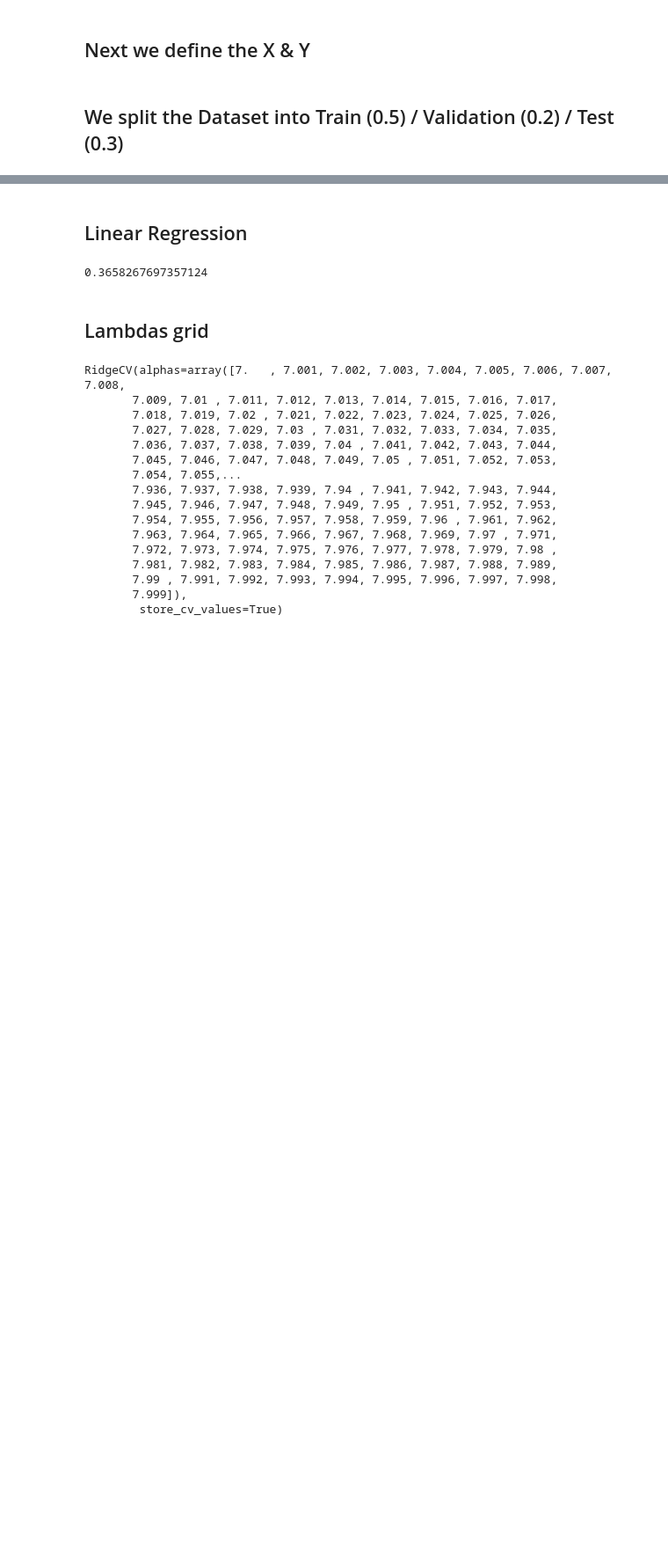
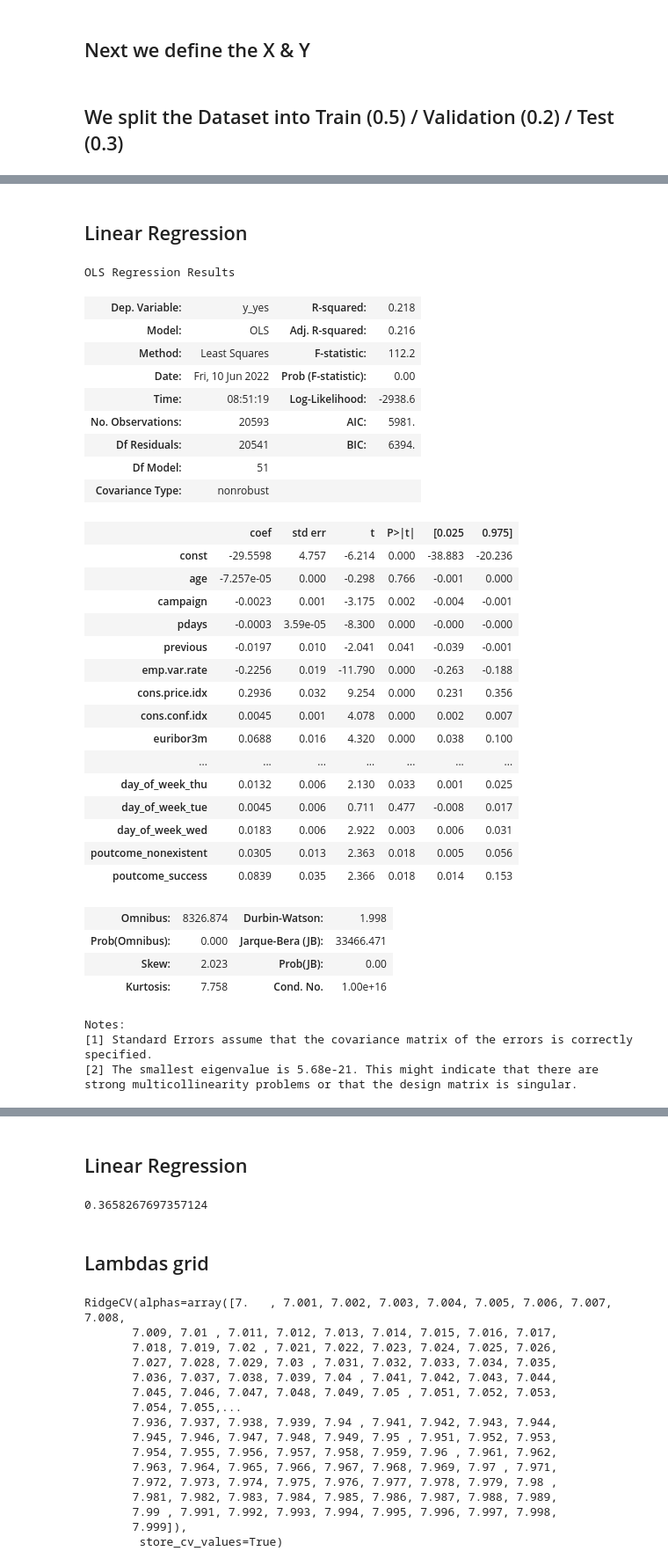
Before and after one commit to Liomat97/AQM-UCI-Machine-Learning, a Jupyter notebook: AQM Test.ipynb, the cells around one changed output, grey strips where cells are left out. Shown at 88% size. Saved outputs shown, nothing was run; the diff lists cells and outputs as text; code cells hidden in the pictures; blank space fills up the shorter version.

```diff
--- a/AQM Test.ipynb
+++ b/AQM Test.ipynb
@@ -246,0 +248,43 @@ from sklearn import preprocessing
+# %% [markdown]
+## Linear Regression
+# %%
+# OLS
+train_x= sm.add_constant(train_x)
+model = sm.OLS(train_y,train_x)
+results = model.fit()
+results.summary()
+# %% [output]
+OLS Regression Results
+| Dep. Variable: | y_yes | R-squared: | 0.218 |
+| Model: | OLS | Adj. R-squared: | 0.216 |
+| Method: | Least Squares | F-statistic: | 112.2 |
+| Date: | Fri, 10 Jun 2022 | Prob (F-statistic): | 0.00 |
+| Time: | 08:51:19 | Log-Likelihood: | -2938.6 |
+| No. Observations: | 20593 | AIC: | 5981. |
+| Df Residuals: | 20541 | BIC: | 6394. |
+| Df Model: | 51 |  |  |
+| Covariance Type: | nonrobust |  |  |
+|  | coef | std err | t | P>|t| | [0.025 | 0.975] |
+| const | -29.5598 | 4.757 | -6.214 | 0.000 | -38.883 | -20.236 |
+| age | -7.257e-05 | 0.000 | -0.298 | 0.766 | -0.001 | 0.000 |
+| campaign | -0.0023 | 0.001 | -3.175 | 0.002 | -0.004 | -0.001 |
+| pdays | -0.0003 | 3.59e-05 | -8.300 | 0.000 | -0.000 | -0.000 |
+| previous | -0.0197 | 0.010 | -2.041 | 0.041 | -0.039 | -0.001 |
+| emp.var.rate | -0.2256 | 0.019 | -11.790 | 0.000 | -0.263 | -0.188 |
+| cons.price.idx | 0.2936 | 0.032 | 9.254 | 0.000 | 0.231 | 0.356 |
+| cons.conf.idx | 0.0045 | 0.001 | 4.078 | 0.000 | 0.002 | 0.007 |
+| euribor3m | 0.0688 | 0.016 | 4.320 | 0.000 | 0.038 | 0.100 |
+| ... | ... | ... | ... | ... | ... | ... |
+| day_of_week_thu | 0.0132 | 0.006 | 2.130 | 0.033 | 0.001 | 0.025 |
+| day_of_week_tue | 0.0045 | 0.006 | 0.711 | 0.477 | -0.008 | 0.017 |
+| day_of_week_wed | 0.0183 | 0.006 | 2.922 | 0.003 | 0.006 | 0.031 |
+| poutcome_nonexistent | 0.0305 | 0.013 | 2.363 | 0.018 | 0.005 | 0.056 |
+| poutcome_success | 0.0839 | 0.035 | 2.366 | 0.018 | 0.014 | 0.153 |
+| Omnibus: | 8326.874 | Durbin-Watson: | 1.998 |
+| Prob(Omnibus): | 0.000 | Jarque-Bera (JB): | 33466.471 |
+| Skew: | 2.023 | Prob(JB): | 0.00 |
+| Kurtosis: | 7.758 | Cond. No. | 1.00e+16 |
+Notes:
+[1] Standard Errors assume that the covariance matrix of the errors is correctly specified.
+[2] The smallest eigenvalue is 5.68e-21. This might indicate that there are
+strong multicollinearity problems or that the design matrix is singular.
```
Also changed, not shown: parts of 12 cells of this notebook.
